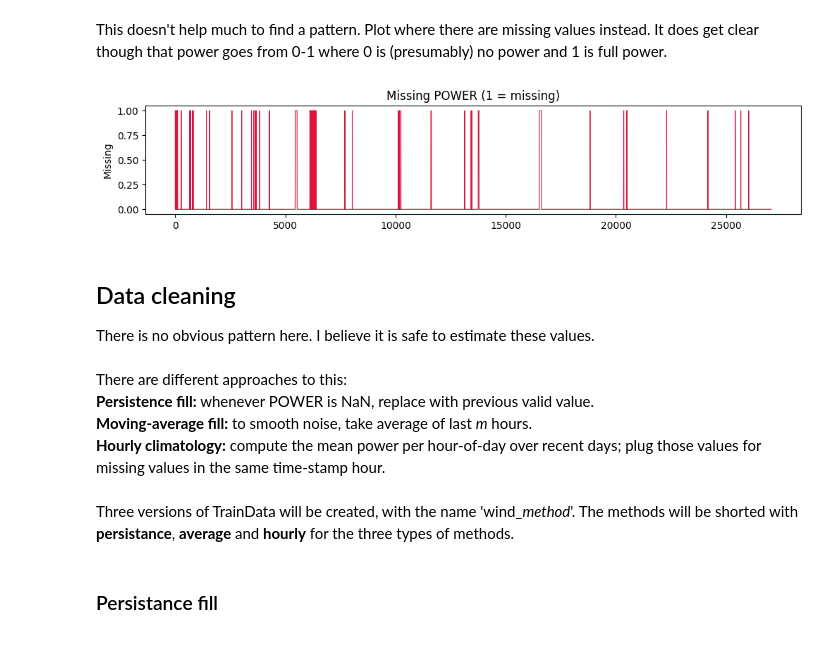
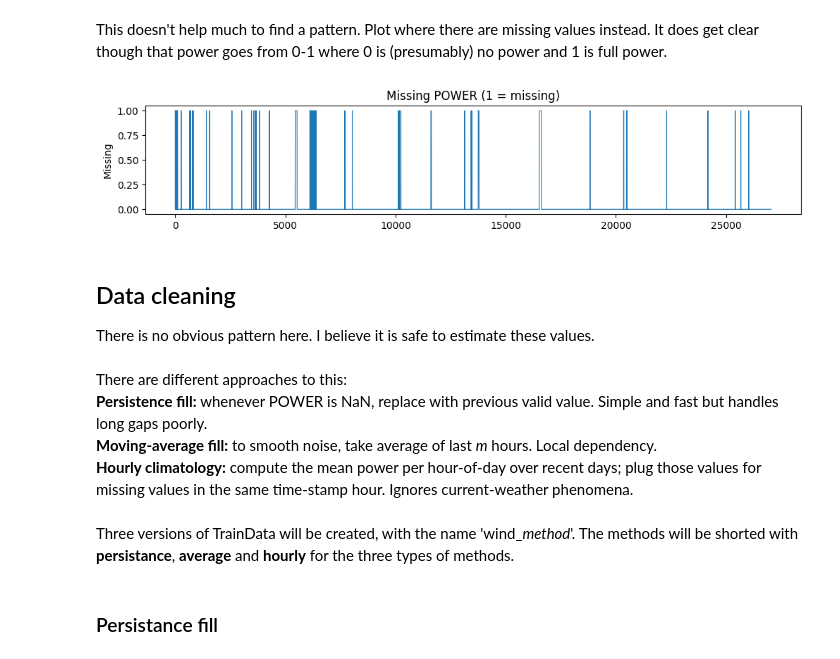
Before and after one commit to JontheFL/Wind-Power-Forecasting, a Jupyter notebook: Notebooks/1_data_exploration_cleaning.ipynb, the cells around one changed output. Cells and saved outputs as stored; diff of their text form; code cells hidden in the pictures.

```diff
--- a/Notebooks/1_data_exploration_cleaning.ipynb
+++ b/Notebooks/1_data_exploration_cleaning.ipynb
@@ -140,19 +140,19 @@ plt.show()
 # %% [markdown]
 This doesn't help much to find a pattern. Plot where there are missing values instead. It does get clear though that power goes from 0-1 where 0 is (presumably) no power and 1 is full power.
 # %%
-wind['POWER'].isna().astype(int).plot(figsize=(12, 2), linewidth=0.8, color='crimson', title='Missing POWER (1 = missing)')
+wind['POWER'].isna().astype(int).plot(figsize=(12, 2), linewidth=0.8, title='Missing POWER (1 = missing)')
 plt.ylabel('Missing')
 plt.show()
 # %% [output]
-[figure, old version]
+[figure, new version]
 # %% [markdown]
 ## Data cleaning
 
 There is no obvious pattern here. I believe it is safe to estimate these values. <br><br>
 There are different approaches to this:<br>
-**Persistence fill:** whenever POWER is NaN, replace with previous valid value. <br>
-**Moving-average fill:** to smooth noise, take average of last *m* hours. <br>
-**Hourly climatology:** compute the mean power per hour-of-day over recent days; plug those values for missing values in the same time-stamp hour. <br>
+**Persistence fill:** whenever POWER is NaN, replace with previous valid value. Simple and fast but handles long gaps poorly.<br>
+**Moving-average fill:** to smooth noise, take average of last *m* hours. Local dependency. <br>
+**Hourly climatology:** compute the mean power per hour-of-day over recent days; plug those values for missing values in the same time-stamp hour. Ignores current-weather phenomena. <br>
 <br>
 Three versions of TrainData will be created, with the name 'wind_*method*'. The methods will be shorted with **persistance**, **average** and **hourly** for the three types of methods.
 # %% [markdown]
```
Also changed, not shown: parts of 4 cells of this notebook, 4 other files.
